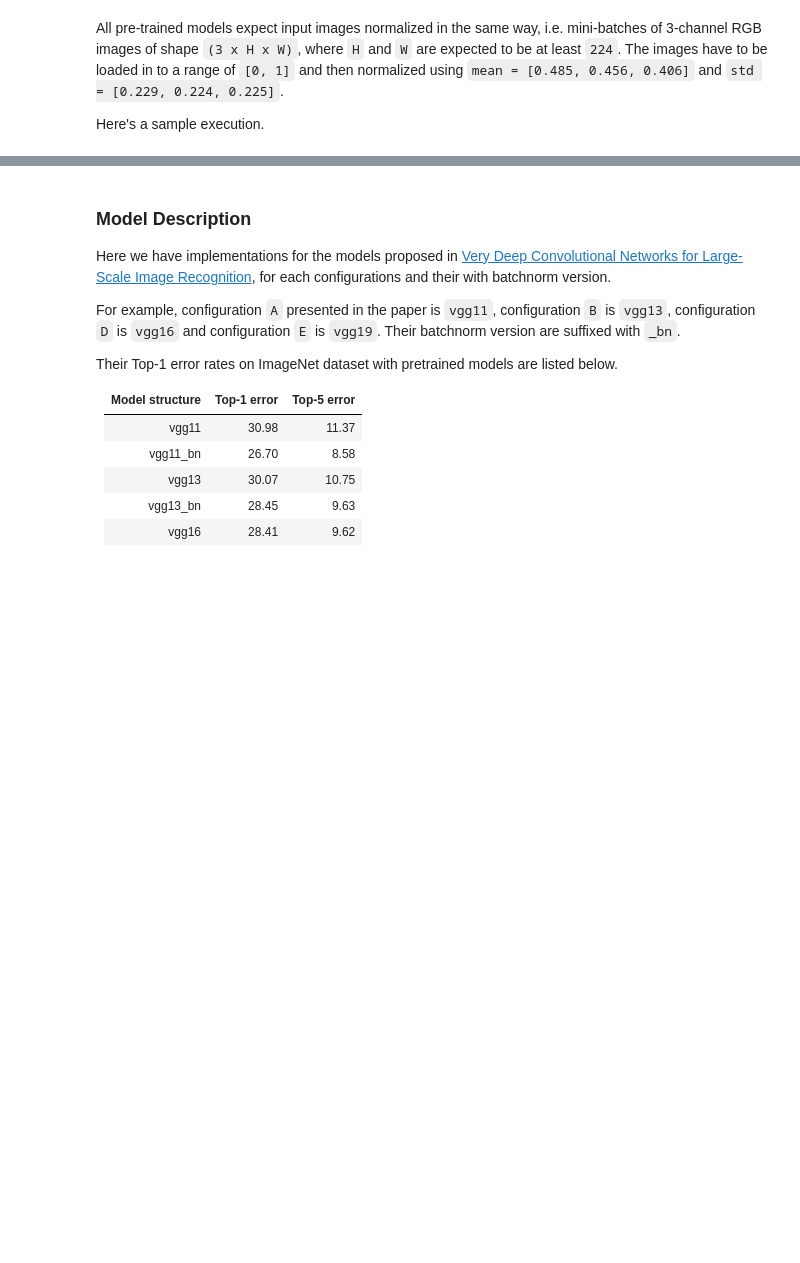
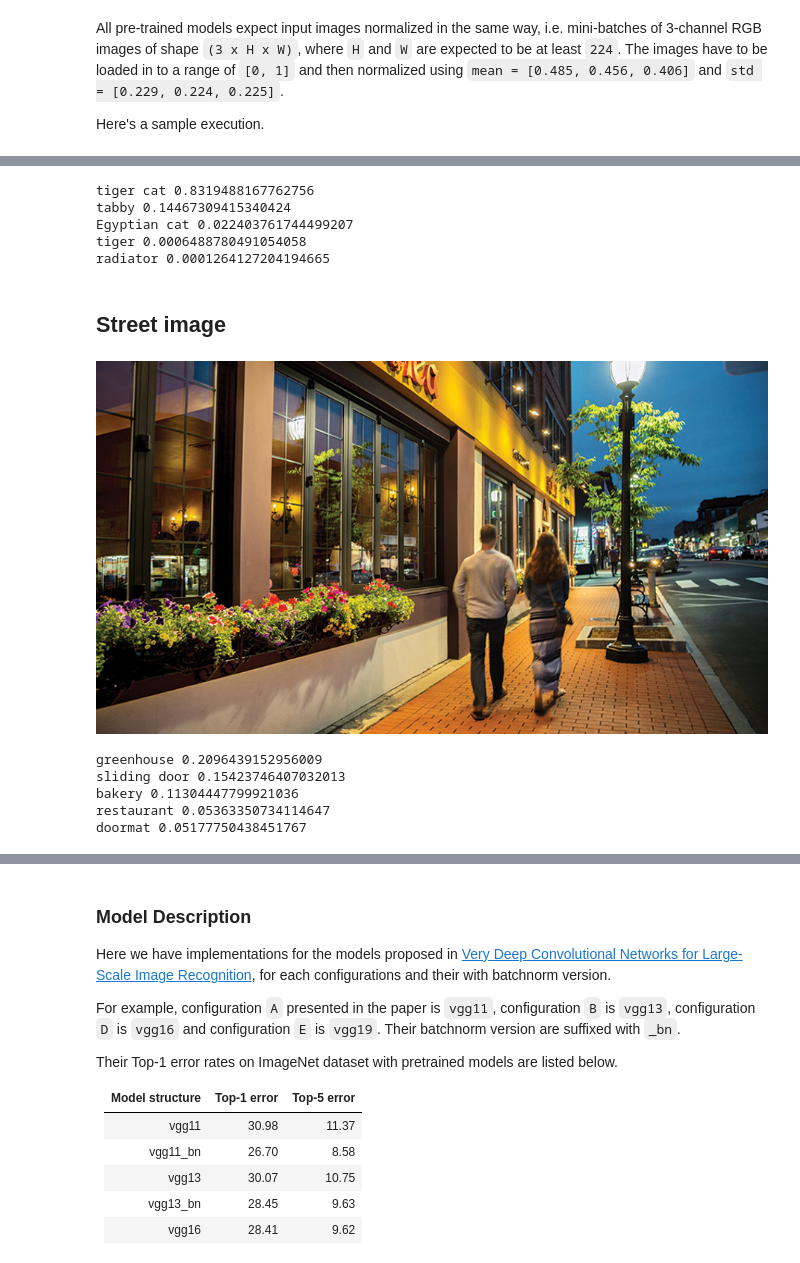
Before and after one commit to kjahan/duplicate_detection, a Jupyter notebook: notebooks/images/pytorch_vision_vgg.ipynb, the cells around one changed output, grey strips where cells are left out. Drawn from its saved outputs; the diff is of its cells as text; code cells hidden in the pictures; blank space fills up the shorter version.

```diff
--- a/notebooks/images/pytorch_vision_vgg.ipynb
+++ b/notebooks/images/pytorch_vision_vgg.ipynb
@@ -521,0 +172,37 @@ cos_sim
+# %%
+cat_1_output, cat_1_probabilities = get_last_layer_probs(cat_filename_1)
+
+# Show top categories per image
+top5_prob3, top5_catid3 = torch.topk(cat_1_probabilities, 5)
+for i in range(top5_prob3.size(0)):
+    print(categories[top5_catid3[i]], top5_prob3[i].item())
+# %% [output]
+tiger cat 0.8319488167762756
+tabby 0.14467309415340424
+Egyptian cat 0.022403761744499207
+tiger 0.0006488780491054058
+radiator 0.0001264127204194665
+# %% [markdown]
+## Street image
+# %%
+# street
+url4, street_filename_1 = ("https://www.brandeis.edu/global/student-insights/images/moody-banner.jpg", "street.jpg")
+try: urllib.URLopener().retrieve(url4, street_filename_1)
+except: urllib.request.urlretrieve(url4, street_filename_1)
+# %%
+ShowImage(filename=street_filename_1)
+# %% [output]
+[figure, added]
+# %%
+street_1_output, street_1_probabilities = get_last_layer_probs(street_filename_1)
+
+# Show top categories per image
+top5_prob4, top5_catid4 = torch.topk(street_1_probabilities, 5)
+for i in range(top5_prob4.size(0)):
+    print(categories[top5_catid4[i]], top5_prob4[i].item())
+# %% [output]
+greenhouse 0.2096439152956009
+sliding door 0.15423746407032013
+bakery 0.11304447799921036
+restaurant 0.05363350734114647
+doormat 0.05177750438451767
```
Also changed, not shown: parts of 71 cells of this notebook.
